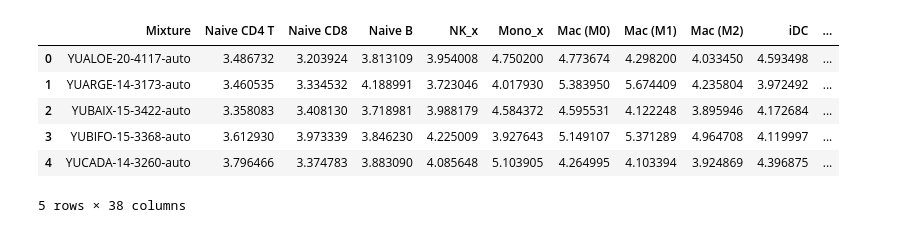
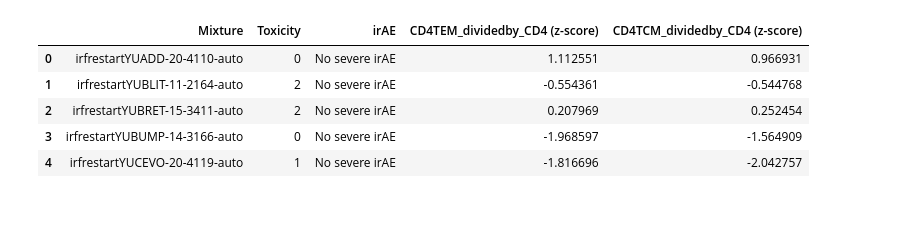
Before and after one commit to Irfanwustl/Research_code, a Jupyter notebook: combining_different_batch/Response_tox_figures.ipynb, the cells around one changed output. Cells and saved outputs as stored; diff of their text form; code cells hidden in the pictures.

```diff
--- a/combining_different_batch/Response_tox_figures.ipynb
+++ b/combining_different_batch/Response_tox_figures.ipynb
@@ -1,21 +1,20 @@
 # %%
 import pandas as pd
 import seaborn as sns
 from statannot import add_stat_annotation
 import matplotlib.pyplot as plt
 
-infile='/Users/irffanalahi/Research/Research_update/SoftRD/largerEXP/OurCD8TIL_ranked/compare_BSseq_EMseq_result/cobining_EXTENDEDsmwithMajorSM/combining_EM_BS/selective_zscore_row_combined.txt'
+infile='/Users/irffanalahi/Research/Research_update/SoftRD/largerEXP/OurCD8TIL_ranked/melanoma_EMseq_secondlane/EM_seconbatch_result/using_majorlineage/fortox/combining/method1Fract_CD8TIL_pbl_tum_ranked_SM_top100_SM_unique_maxscore_CSxOut.txt_ctrename.txt_method1Fract_BLU2_majorrankedV1_index.txt_inflectionSM.txt_maxscore_CSxOut.txt_zscore_BSseq.txt'
 outfile=infile
 indf=pd.read_csv(infile,sep='\t')
 indf.head()
 # %% [output]
-|  | Mixture | Naive CD4 T | Naive CD8 | Naive B | NK_x | Mono_x | Mac (M0) | Mac (M1) | Mac (M2) | iDC | ... |
-| 0 | YUALOE-20-4117-auto | 3.486732 | 3.203924 | 3.813109 | 3.954008 | 4.750200 | 4.773674 | 4.298200 | 4.033450 | 4.593498 | ... |
-| 1 | YUARGE-14-3173-auto | 3.460535 | 3.334532 | 4.188991 | 3.723046 | 4.017930 | 5.383950 | 5.674409 | 4.235804 | 3.972492 | ... |
-| 2 | YUBAIX-15-3422-auto | 3.358083 | 3.408130 | 3.718981 | 3.988179 | 4.584372 | 4.595531 | 4.122248 | 3.895946 | 4.172684 | ... |
-| 3 | YUBIFO-15-3368-auto | 3.612930 | 3.973339 | 3.846230 | 4.225009 | 3.927643 | 5.149107 | 5.371289 | 4.964708 | 4.119997 | ... |
-| 4 | YUCADA-14-3260-auto | 3.796466 | 3.374783 | 3.883090 | 4.085648 | 5.103905 | 4.264995 | 4.103394 | 3.924869 | 4.396875 | ... |
+|  | Mixture | Toxicity | irAE | CD4TEM_dividedby_CD4 (z-score) | CD4TCM_dividedby_CD4 (z-score) |
+| 0 | irfrestartYUADD-20-4110-auto | 0 | No severe irAE | 1.112551 | 0.966931 |
+| 1 | irfrestartYUBLIT-11-2164-auto | 2 | No severe irAE | -0.554361 | -0.544768 |
+| 2 | irfrestartYUBRET-15-3411-auto | 2 | No severe irAE | 0.207969 | 0.252454 |
+| 3 | irfrestartYUBUMP-14-3166-auto | 0 | No severe irAE | -1.968597 | -1.564909 |
+| 4 | irfrestartYUCEVO-20-4119-auto | 1 | No severe irAE | -1.816696 | -2.042757 |
-5 rows × 38 columns
 # %%
 zscoredDF=indf
 # %%
```
Also changed, not shown: parts of 3 cells of this notebook, 7 other files.
